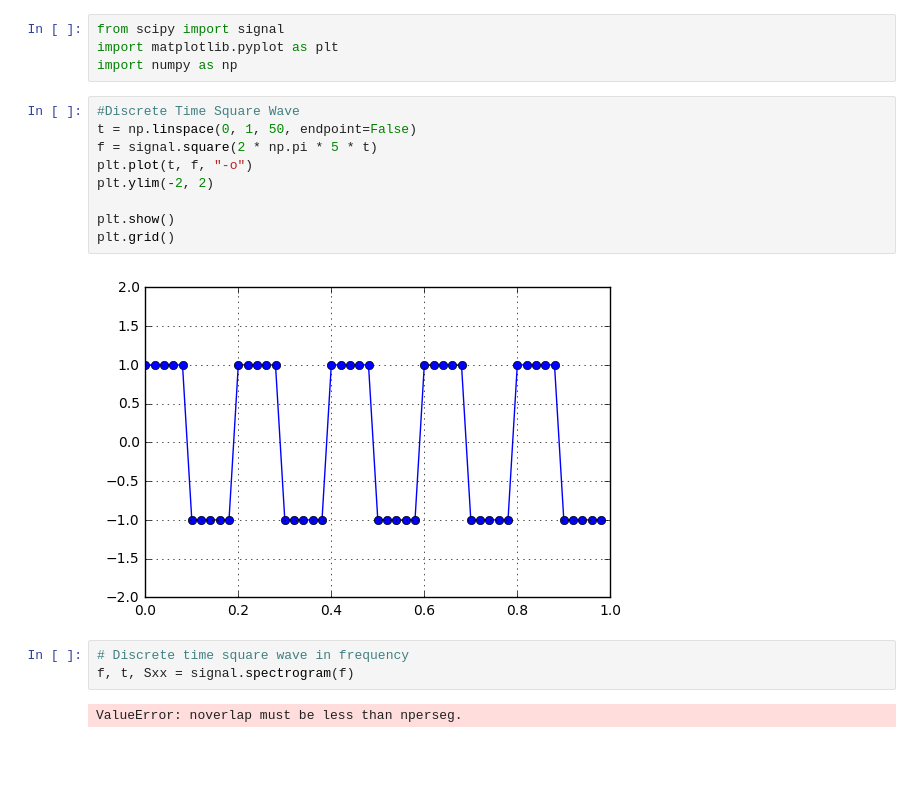
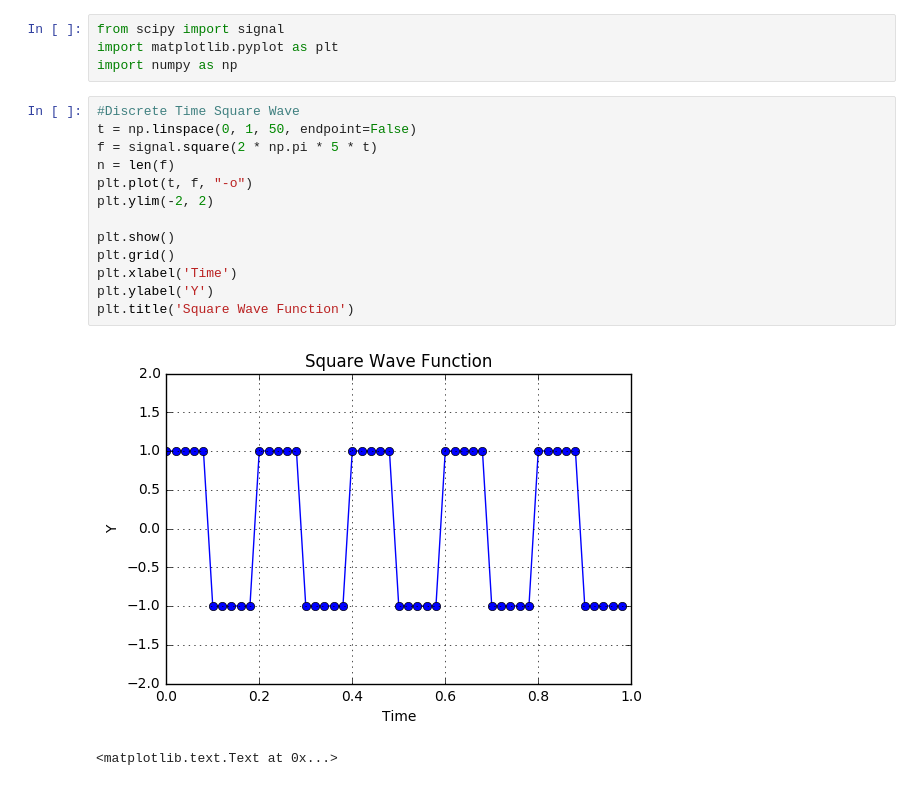
Before and after one commit to neerajcshah/DSPFinalProject, a Jupyter notebook: Examples for Theory.ipynb, the cells around one changed output. Cells and saved outputs as stored; diff of their text form; blank space fills up the shorter version.

```diff
--- a/Examples for Theory.ipynb
+++ b/Examples for Theory.ipynb
@@ -5,16 +5,16 @@ import numpy as np
 # %%
 #Discrete Time Square Wave
 t = np.linspace(0, 1, 50, endpoint=False)
 f = signal.square(2 * np.pi * 5 * t)
+n = len(f)
 plt.plot(t, f, "-o")
 plt.ylim(-2, 2)
 
 plt.show()
 plt.grid()
+plt.xlabel('Time')
+plt.ylabel('Y')
+plt.title('Square Wave Function')
 # %% [output]
-[figure, old version]
+[figure, new version]
+<matplotlib.text.Text at 0x...>
-# %%
-# Discrete time square wave in frequency
-f, t, Sxx = signal.spectrogram(f)
-# %% [output]
-ValueError: noverlap must be less than nperseg.
```
Also changed, not shown: parts of 2 cells of this notebook, 1 other file.
